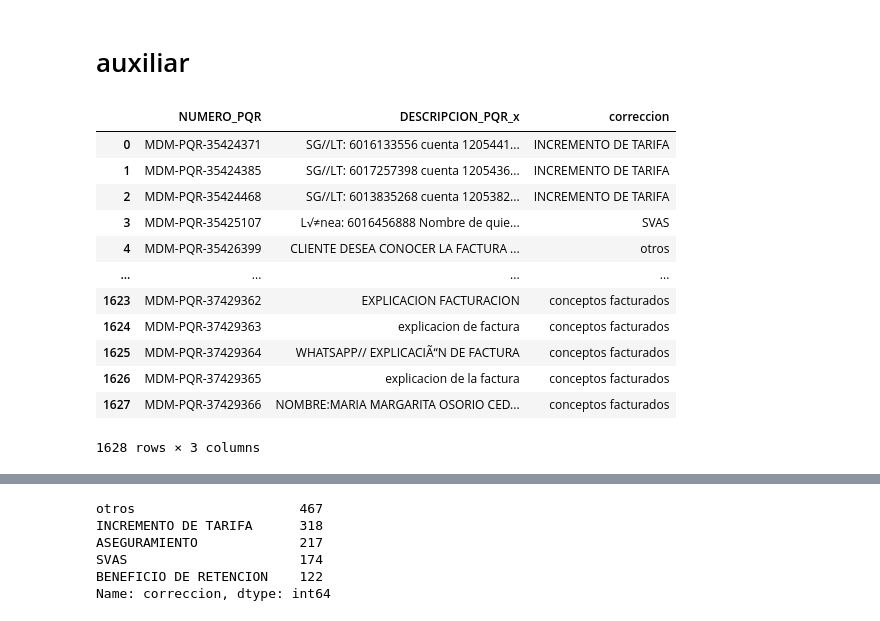
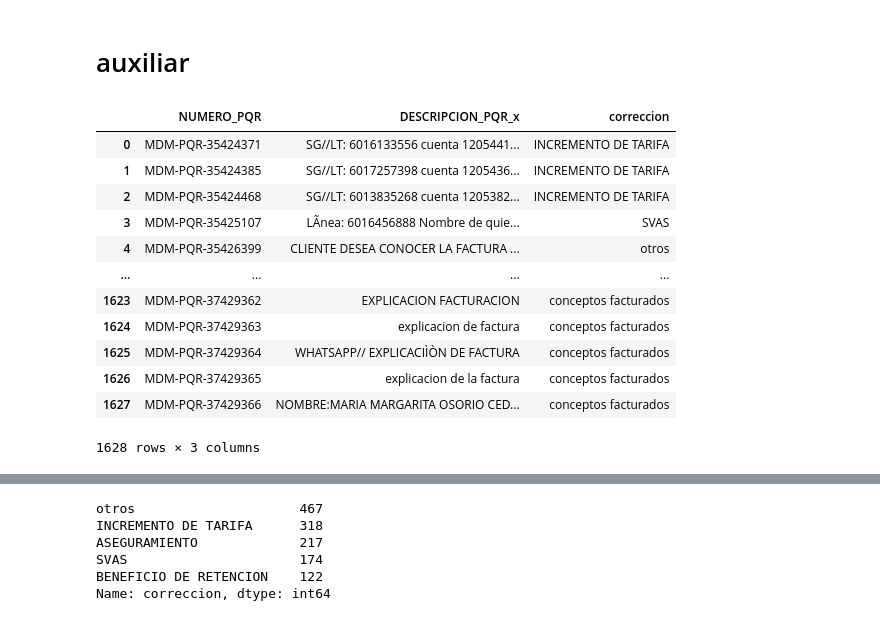
Before and after one commit to etb-git/PRIORIZAR, a Jupyter notebook: notebook/etl.ipynb, the cells around one changed output, grey strips where cells are left out. Saved outputs shown, nothing was run; the diff lists cells and outputs as text; code cells hidden in the pictures.

```diff
--- a/notebook/etl.ipynb
+++ b/notebook/etl.ipynb
@@ -8,32 +8,21 @@ import pandas as pd
 %pip install pycorrector
 %pip install unidecode
 %pip install pyspellchecker
-# %%
-
-
-import pandas as pd
-import chardet
-
-# Read the file in binary mode and detect the encoding
-with open('/content/PRIORIZAR-1/data/retipi.csv', 'rb') as f:
-    result = chardet.detect(f.read())
-
-# Use the detected encoding when reading the CSV file
-df = pd.read_csv('/content/PRIORIZAR-1/data/retipi.csv', delimiter=';', encoding=result['encoding'])
-
-df
-# %% [output]
-|  | NUMERO_PQR | DESCRIPCION_PQR_x | correccion |
-| 0 | MDM-PQR-35424371 | SG//LT: 6016133556 cuenta 1205441... | INCREMENTO DE TARIFA |
-| 1 | MDM-PQR-35424385 | SG//LT: 6017257398 cuenta 1205436... | INCREMENTO DE TARIFA |
-| 2 | MDM-PQR-35424468 | SG//LT: 6013835268 cuenta 1205382... | INCREMENTO DE TARIFA |
-| 3 | MDM-PQR-35425107 | L√≠nea: 6016456888 Nombre de quie... | SVAS |
-| 4 | MDM-PQR-35426399 | CLIENTE DESEA CONOCER LA FACTURA ... | otros |
-| ... | ... | ... | ... |
-| 1623 | MDM-PQR-37429362 | EXPLICACION FACTURACION | conceptos facturados |
-| 1624 | MDM-PQR-37429363 | explicacion de factura | conceptos facturados |
-| 1625 | MDM-PQR-37429364 | WHATSAPP// EXPLICACIÃ“N DE FACTURA | conceptos facturados |
-| 1626 | MDM-PQR-37429365 | explicacion de la factura | conceptos facturados |
-| 1627 | MDM-PQR-37429366 | NOMBRE:MARIA MARGARITA OSORIO CED... | conceptos facturados |
-1628 rows × 3 columns
+# %%
+df = pd.read_csv('/content/PRIORIZAR-1/data/tipificacion (1).csv', delimiter=';',encoding='latin-1')
+df
+# %% [output]
+|  | NUMERO_PQR | DESCRIPCION_PQR_x | correccion |
+| 0 | MDM-PQR-35424371 | SG//LT: 6016133556 cuenta 1205441... | INCREMENTO DE TARIFA |
+| 1 | MDM-PQR-35424385 | SG//LT: 6017257398 cuenta 1205436... | INCREMENTO DE TARIFA |
+| 2 | MDM-PQR-35424468 | SG//LT: 6013835268 cuenta 1205382... | INCREMENTO DE TARIFA |
+| 3 | MDM-PQR-35425107 | LÃ­nea: 6016456888 Nombre de quie... | SVAS |
+| 4 | MDM-PQR-35426399 | CLIENTE DESEA CONOCER LA FACTURA ... | otros |
+| ... | ... | ... | ... |
+| 1623 | MDM-PQR-37429362 | EXPLICACION FACTURACION | conceptos facturados |
+| 1624 | MDM-PQR-37429363 | explicacion de factura | conceptos facturados |
+| 1625 | MDM-PQR-37429364 | WHATSAPP// EXPLICACIÌÒN DE FACTURA | conceptos facturados |
+| 1626 | MDM-PQR-37429365 | explicacion de la factura | conceptos facturados |
+| 1627 | MDM-PQR-37429366 | NOMBRE:MARIA MARGARITA OSORIO CED... | conceptos facturados |
+1628 rows × 3 columns
 # %%
```
Also changed, not shown: parts of 2 cells of this notebook.
